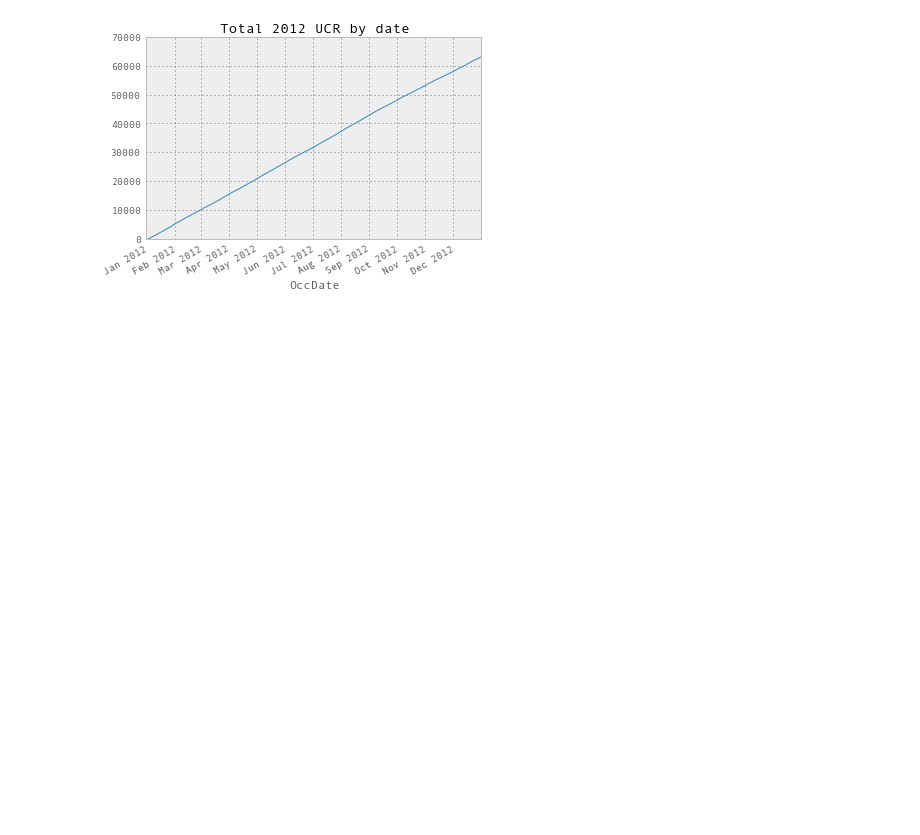
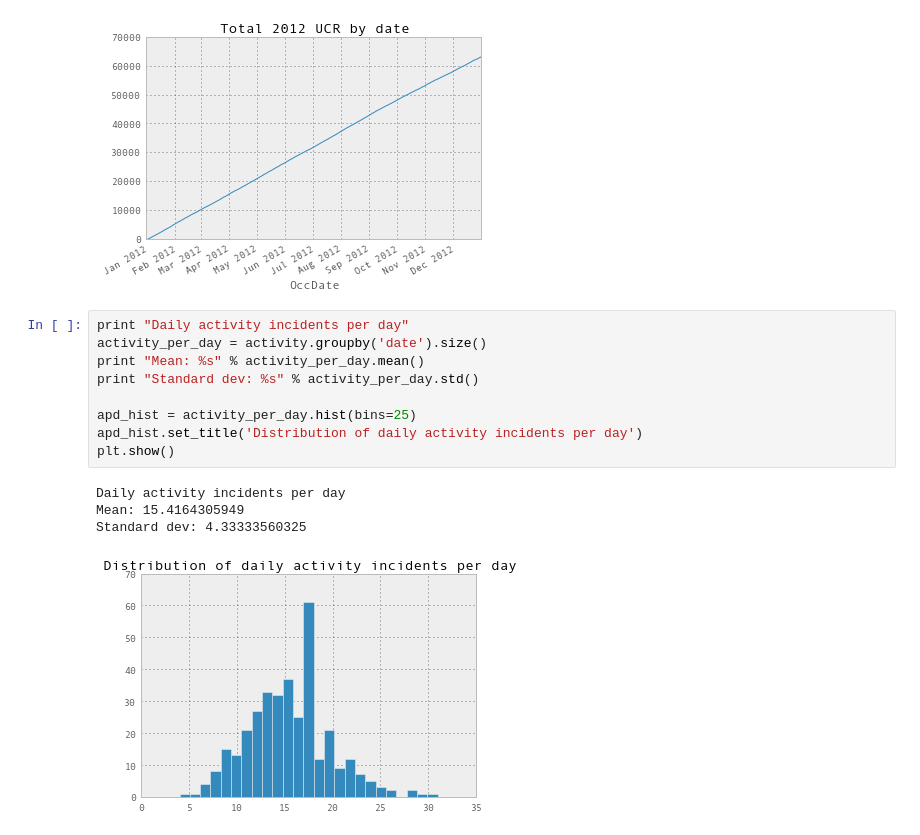
Before and after one commit to dankeemahill/dailyactivity, a Jupyter notebook: analysis.ipynb, the cells around one changed output. Cells and saved outputs as stored; diff of their text form; blank space fills up the shorter version.

Commit message:
Plot distribution of number of UCR and acitivity incidents per day

```diff
--- a/analysis.ipynb
+++ b/analysis.ipynb
@@ -184,3 +184,17 @@ plt.show()
 # %% [output]
 [figure]
 [figure]
+# %%
+print "Daily activity incidents per day"
+activity_per_day = activity.groupby('date').size()
+print "Mean: %s" % activity_per_day.mean()
+print "Standard dev: %s" % activity_per_day.std()
+
+apd_hist = activity_per_day.hist(bins=25)
+apd_hist.set_title('Distribution of daily activity incidents per day')
+plt.show()
+# %% [output]
+Daily activity incidents per day
+Mean: 15.4164305949
+Standard dev: 4.33333560325
+[figure, added]
```
Also changed, not shown: parts of 2 cells of this notebook.
